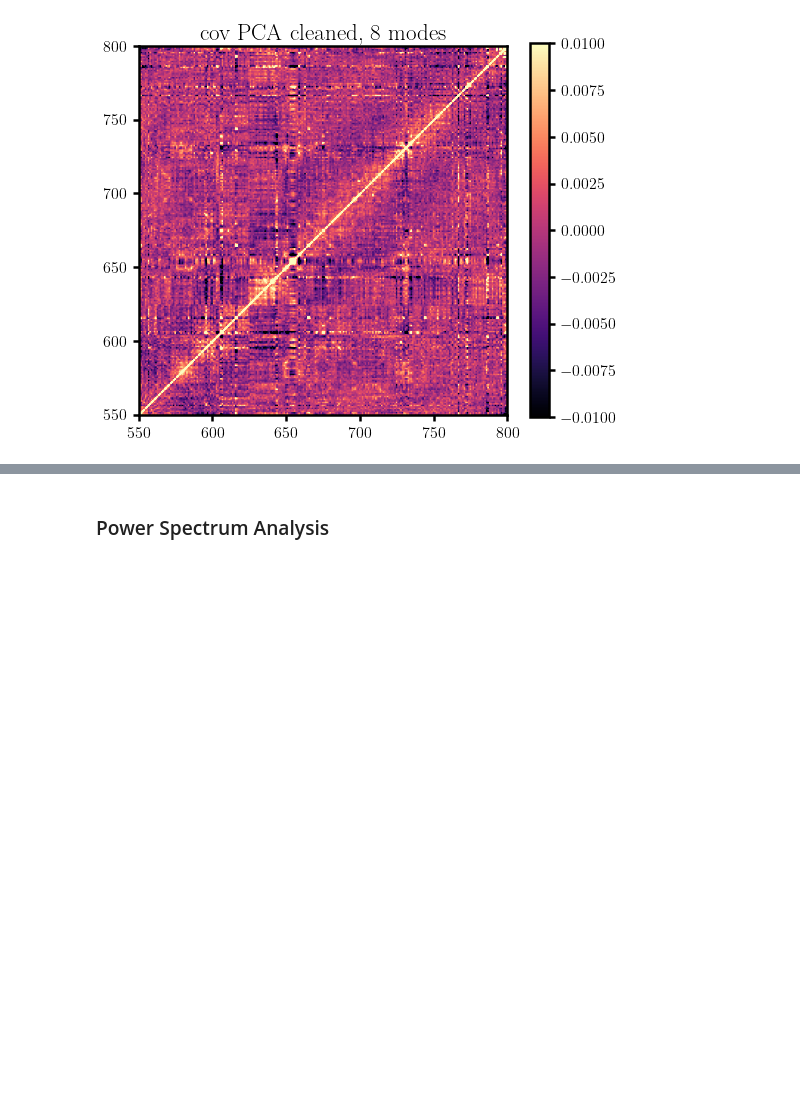
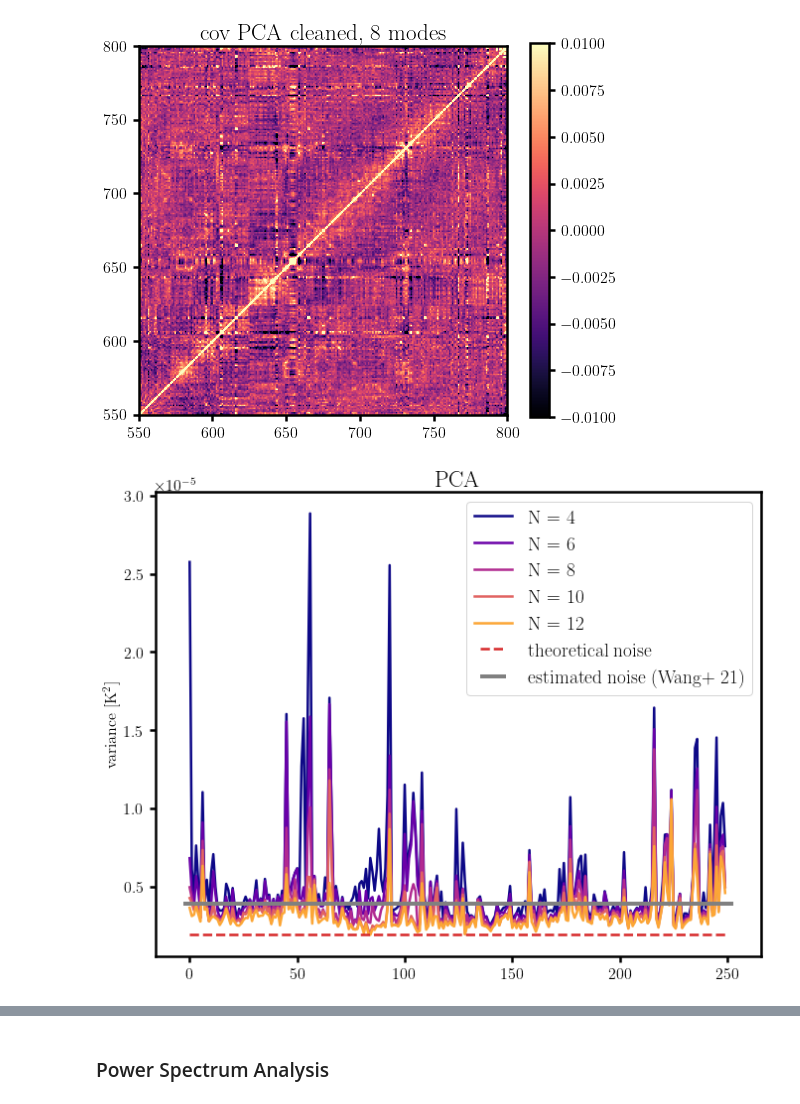
Before and after one commit to graciemcgill/ForegroundCleaningWithPCA, a Jupyter notebook: PCA_FOR_MEERKAT_DATA.ipynb, the cells around one changed output, grey strips where cells are left out. Saved outputs shown, nothing was run; the diff lists cells and outputs as text; code cells hidden in the pictures; blank space fills up the shorter version.

```diff
--- a/PCA_FOR_MEERKAT_DATA.ipynb
+++ b/PCA_FOR_MEERKAT_DATA.ipynb
@@ -237,6 +237,56 @@ plt.colorbar(im,shrink= 0.8);
 axes.set(title=f'cov PCA cleaned, {N_chosen} modes ');
 # %% [output]
 [figure]
+# %%
+Nlist = np.arange(4,14)[::2]
+
+fig = plt.figure(figsize=(12,8))
+gs = fig.add_gridspec(1, 2, width_ratios=[1, 0.03])
+ax1 = fig.add_subplot(gs[:, 0])
+
+clrs = np.linspace(0.1, 0.9, len(Nlist))
+
+#cmap1 = plt.get_cmap("plasma", len(Nlist)+1)
+#norm= matplotlib.colors.BoundaryNorm(np.arange(0,len(Nlist)+1)-0.5, len(Nlist))
+#sm1 = plt.cm.ScalarMappable(cmap=cmap1, norm=norm)
+#sm1.set_array([])
+
+
+for nn,i in zip(Nlist,range(len(Nlist))):
+    N_chosen = nn
+
+    A_tmp    = np.copy(AA[:,:N_chosen])
+
+    fg_tmp = PCA.fg_est(dTsky,nn)
+    res_tmp = PCA.clean(Tsky_shaped,fg_tmp)
+    res_tmp = PCA.shaping(res_tmp)
+
+    var_arr_full  = np.array([np.nanvar(res_tmp[j]) for j in range(nchan)])
+    del A_tmp
+    ax1.plot(np.arange(len(var_arr_full)),var_arr_full,'-',color=cmap1(i),label='N = '+str(nn));
+    del var_arr_full
+
+
+#cax1 = fig.add_subplot(gs[0, 1])
+#c1 = colorbar(sm1,cax=cax1, label='PCA # modes removed',orientation='vertical', ticks=np.arange(0,len(Nlist)))
+#c1.set_ticklabels([str(nn) for nn in Nlist])
+
+ylim0 = 1.5e-6
+ylim1 = 3e-5
+
+ax1.set(ylabel=r"variance [K$^2$]");
+
+ax1.hlines(2e-6,0,250,color='tab:red',ls='--',label='theoretical noise')
+ax1.hlines(1.4*1.4*2e-6,-3,253,color='gray',ls='-',lw=4,label='estimated noise (Wang+ 21)')
+
+ax.set(yscale='log',xlabel="channel number")#,ylim=[ylim0,ylim1]);
+
+ax1.set_title('PCA');
+
+ax1.legend();
+#fig.savefig('plots/meerkat-variance-with-freq.png')
+# %% [output]
+[figure, added]
 # %%
 ### TOTAL VARIANCE IN RESIDUALS ###
 Nlist = np.arange(5,17)[::2]
```
Also changed, not shown: parts of 4 cells of this notebook, 2 other files.
